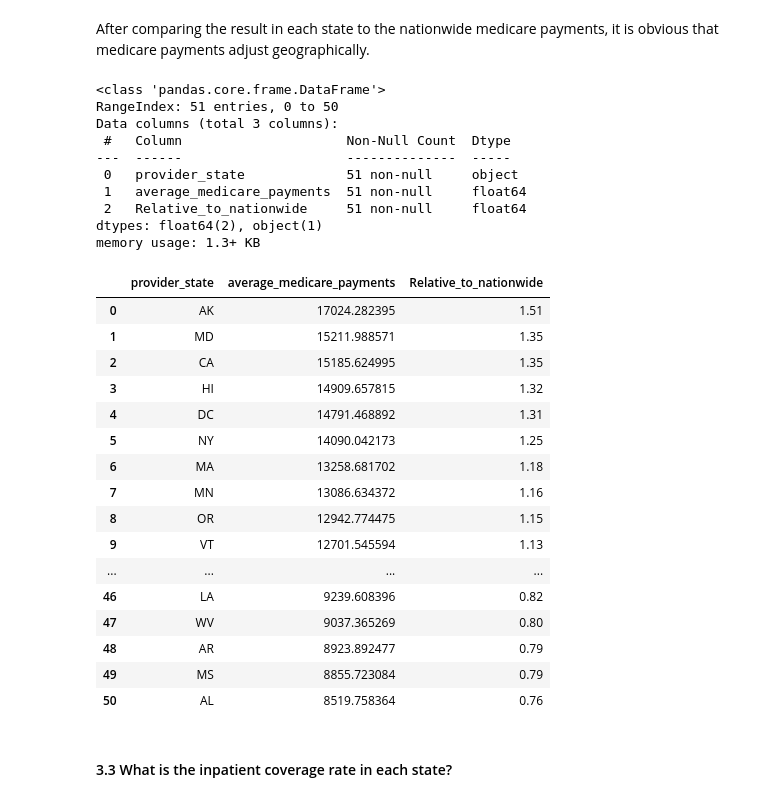
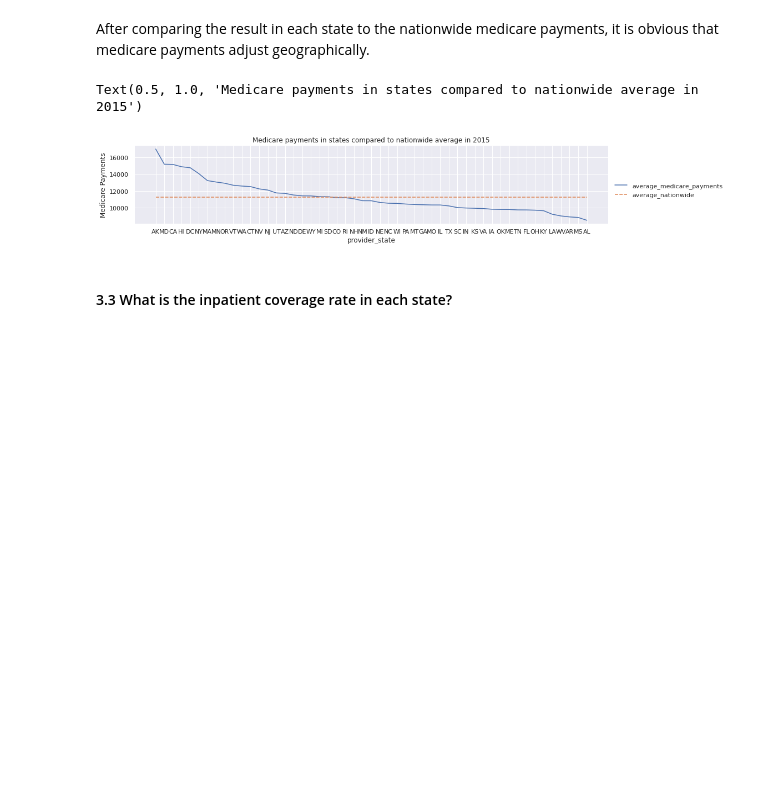
Before and after one commit to AnyiHuang/Analyzing-Inpatient-medical-expense-in-US, a Jupyter notebook: BA780_Team5A.ipynb, the cells around one changed output. Saved outputs shown, nothing was run; the diff lists cells and outputs as text; code cells hidden in the pictures; blank space fills up the shorter version.

```diff
--- a/BA780_Team5A.ipynb
+++ b/BA780_Team5A.ipynb
@@ -197,41 +197,19 @@ After comparing the result in each state to the nationwide medicare payments, it
 # %%
 medicare_payments = inpatient_2015[['provider_state','average_medicare_payments']]
 medicare_payments_states = (medicare_payments.groupby('provider_state').mean()).sort_values(by="average_medicare_payments",ascending = False)
 avg_nation_m = medicare_payments_states['average_medicare_payments'].mean()
 medicare_payments_states['average_nationwide'] = avg_nation_m
 medicare_payments_states = medicare_payments_states.eval('Relative_to_nationwide = average_medicare_payments/average_nationwide').round({'Relative_to_nationwide':2})
-medicare_payments_states = medicare_payments_states.drop(['average_nationwide'],axis=1)
-df_medicare = medicare_payments_states.reset_index()
-df_medicare.info()
-df_medicare
+df_medicare = medicare_payments_states.drop(['average_nationwide'],axis=1)
+#df_medicare.info()
+#df_medicare
+df_plot = medicare_payments_states.drop(['Relative_to_nationwide'],axis=1)
+sns.relplot(data=df_plot, kind = 'line',height=2.6, aspect=5)
+plt.ylabel('Medicare Payments')
+plt.title('Medicare payments in states compared to nationwide average in 2015')
 # %% [output]
-<class 'pandas.core.frame.DataFrame'>
-RangeIndex: 51 entries, 0 to 50
-Data columns (total 3 columns):
- #   Column                     Non-Null Count  Dtype
----  ------                     --------------  -----
- 0   provider_state             51 non-null     object
- 1   average_medicare_payments  51 non-null     float64
- 2   Relative_to_nationwide     51 non-null     float64
-dtypes: float64(2), object(1)
-memory usage: 1.3+ KB
+Text(0.5, 1.0, 'Medicare payments in states compared to nationwide average in 2015')
-|  | provider_state | average_medicare_payments | Relative_to_nationwide |
-| 0 | AK | 17024.282395 | 1.51 |
-| 1 | MD | 15211.988571 | 1.35 |
-| 2 | CA | 15185.624995 | 1.35 |
-| 3 | HI | 14909.657815 | 1.32 |
-| 4 | DC | 14791.468892 | 1.31 |
-| 5 | NY | 14090.042173 | 1.25 |
-| 6 | MA | 13258.681702 | 1.18 |
-| 7 | MN | 13086.634372 | 1.16 |
-| 8 | OR | 12942.774475 | 1.15 |
-| 9 | VT | 12701.545594 | 1.13 |
-| ... | ... | ... | ... |
-| 46 | LA | 9239.608396 | 0.82 |
-| 47 | WV | 9037.365269 | 0.80 |
-| 48 | AR | 8923.892477 | 0.79 |
-| 49 | MS | 8855.723084 | 0.79 |
-| 50 | AL | 8519.758364 | 0.76 |
+[figure, added]
 # %% [markdown]
 #### 3.3 What is the inpatient coverage rate in each state?
 # %% [markdown]
```
Also changed, not shown: parts of 1 cell of this notebook.
